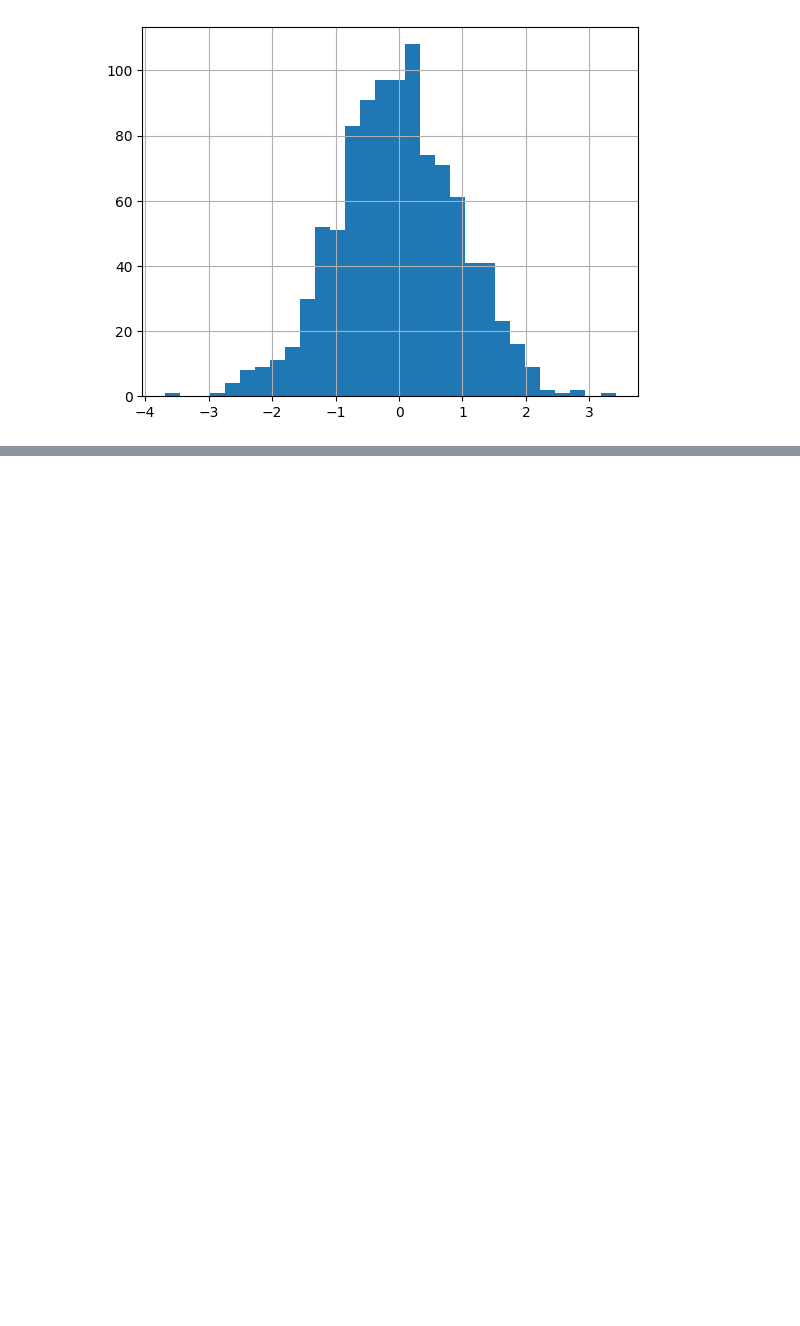
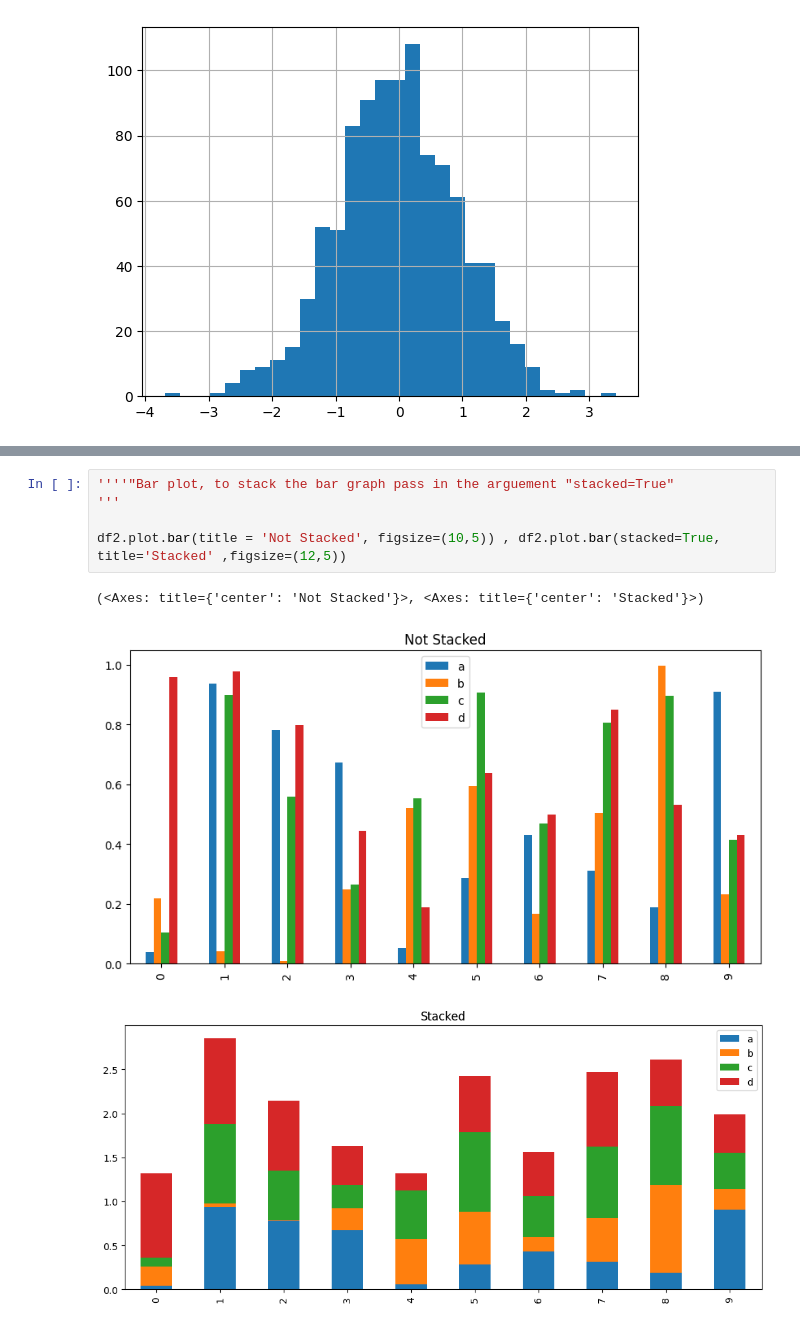
Before and after one commit to Eddie-hanson/Tutorials, a Jupyter notebook: Pandas.ipynb, the cells around one changed output, grey strips where cells are left out. Drawn from its saved outputs; the diff is of its cells as text; blank space fills up the shorter version.

```diff
--- a/Pandas.ipynb
+++ b/Pandas.ipynb
@@ -63,0 +71,9 @@ df2['a'].plot.hist( figsize= (15,10), bins=20)
+# %%
+''''"Bar plot, to stack the bar graph pass in the arguement "stacked=True"
+'''
+
+df2.plot.bar(title = 'Not Stacked', figsize=(10,5)) , df2.plot.bar(stacked=True, title='Stacked' ,figsize=(12,5))
+# %% [output]
+(<Axes: title={'center': 'Not Stacked'}>, <Axes: title={'center': 'Stacked'}>)
+[figure, added]
+[figure, added]
```
Also changed, not shown: parts of 20 cells of this notebook, 1 other file.
